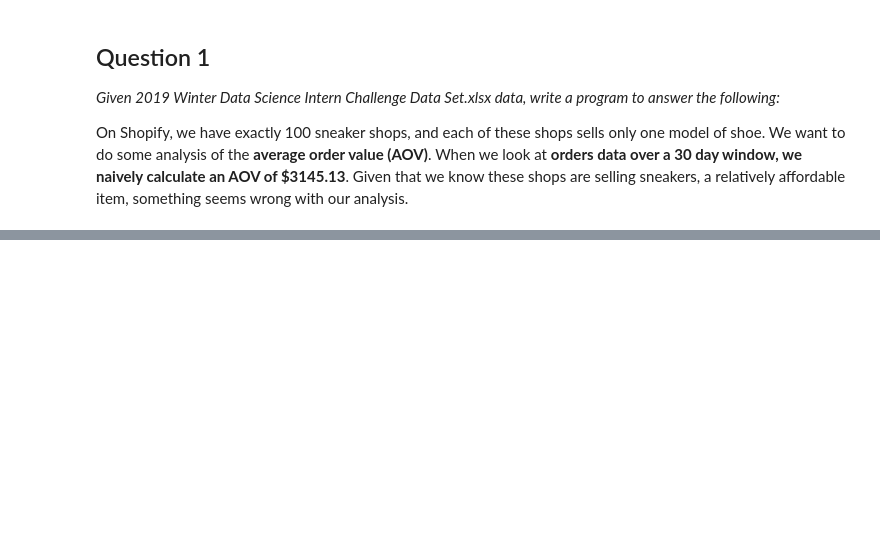
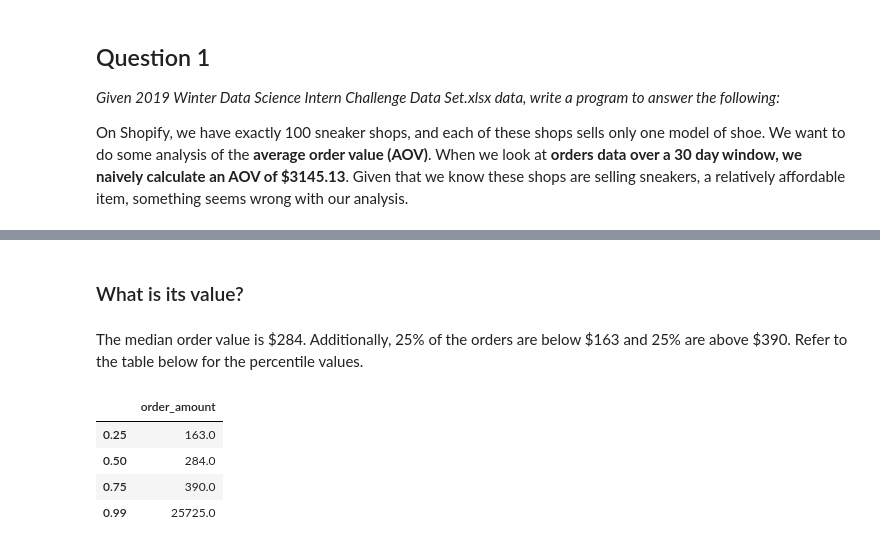
Before and after one commit to sim-97/Shopify_Data_Science_Chanllenge, a Jupyter notebook: 2022_Shopify_Data_Science_Challenge.ipynb, the cells around one changed output, grey strips where cells are left out. Cells and saved outputs as stored; diff of their text form; code cells hidden in the pictures; blank space fills up the shorter version.

```diff
--- a/2022_Shopify_Data_Science_Challenge.ipynb
+++ b/2022_Shopify_Data_Science_Challenge.ipynb
@@ -87,0 +123,12 @@ sneakers_data_filtered.boxplot(column = 'order_amount')
+# %% [markdown]
+### What is its value?
+# %% [markdown]
+The median order value is \$284. Additionally, 25\% of the orders are below \$163 and 25\% are above \$390. Refer to the table below for the percentile values.
+# %%
+sneakers_data['order_amount'].quantile([.25, .5, .75, 0.99]).to_frame()
+# %% [output]
+|  | order_amount |
+| 0.25 | 163.0 |
+| 0.50 | 284.0 |
+| 0.75 | 390.0 |
+| 0.99 | 25725.0 |
```
Also changed, not shown: parts of 12 cells of this notebook.
